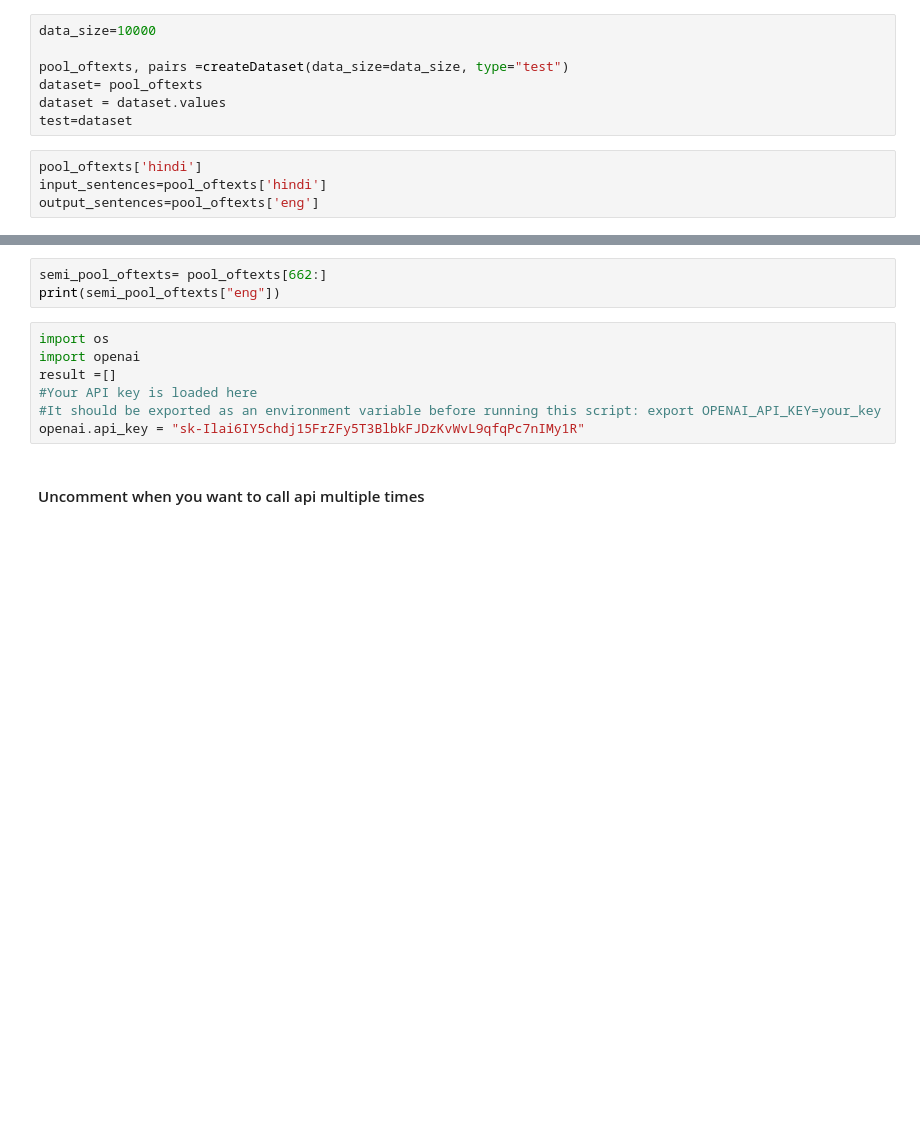
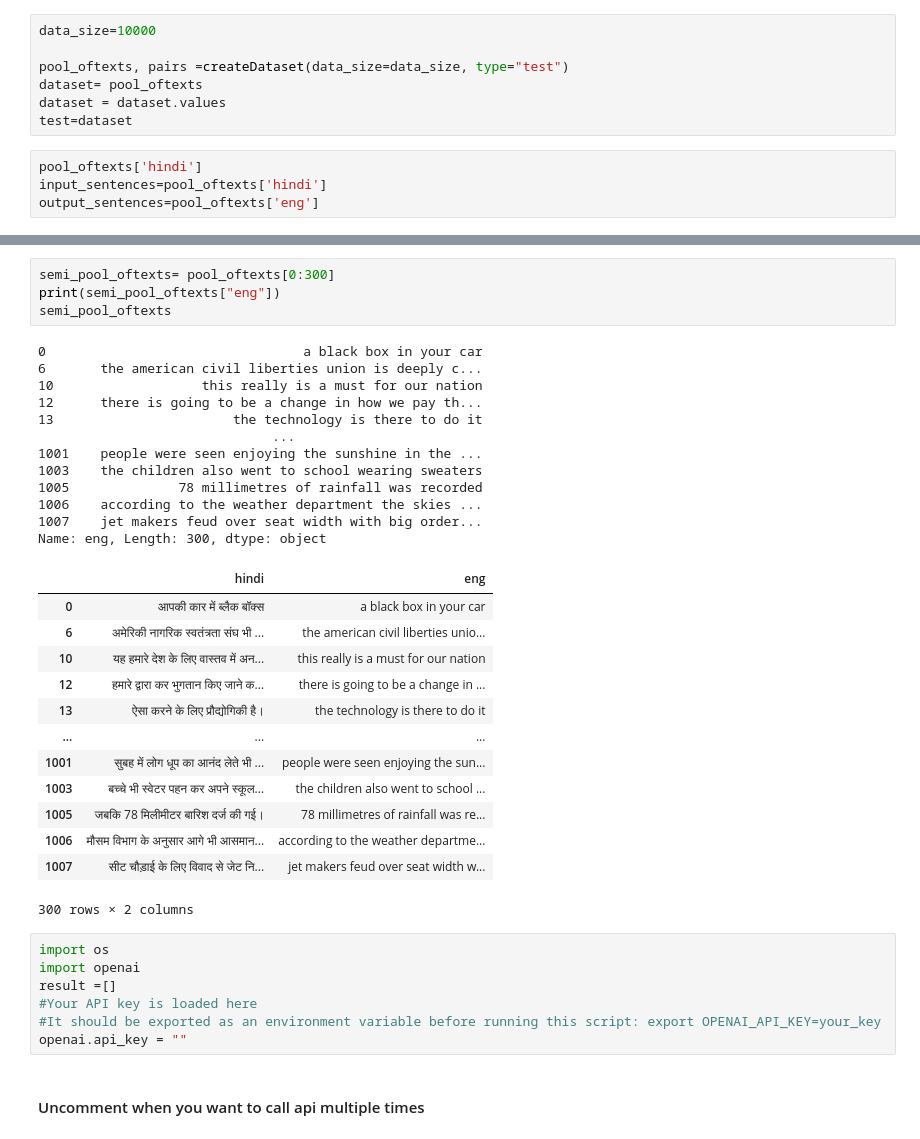
Before and after one commit to ASIF-Mahmud1/machine-translation, a Jupyter notebook: machine-learning/train/gpt/index.ipynb, the cells around one changed output, grey strips where cells are left out. Cells and saved outputs as stored; diff of their text form; blank space fills up the shorter version.

```diff
--- a/machine-learning/train/gpt/index.ipynb
+++ b/machine-learning/train/gpt/index.ipynb
@@ -73,13 +126,40 @@ pool_oftexts
 # %%
-semi_pool_oftexts= pool_oftexts[662:]
+semi_pool_oftexts= pool_oftexts[0:300]
 print(semi_pool_oftexts["eng"])
+semi_pool_oftexts
+# %% [output]
+0                                 a black box in your car
+6       the american civil liberties union is deeply c...
+10                   this really is a must for our nation
+12      there is going to be a change in how we pay th...
+13                       the technology is there to do it
+                              ...
+1001    people were seen enjoying the sunshine in the ...
+1003    the children also went to school wearing sweaters
+1005              78 millimetres of rainfall was recorded
+1006    according to the weather department the skies ...
+1007    jet makers feud over seat width with big order...
+Name: eng, Length: 300, dtype: object
+|  | hindi | eng |
+| 0 | आपकी कार में ब्लैक बॉक्स | a black box in your car |
+| 6 | अमेरिकी नागरिक स्वतंत्रता संघ भी ... | the american civil liberties unio... |
+| 10 | यह हमारे देश के लिए वास्तव में अन... | this really is a must for our nation |
+| 12 | हमारे द्वारा कर भुगतान किए जाने क... | there is going to be a change in ... |
+| 13 | ऐसा करने के लिए प्रौद्योगिकी है। | the technology is there to do it |
+| ... | ... | ... |
+| 1001 | सुबह में लोग धूप का आनंद लेते भी ... | people were seen enjoying the sun... |
+| 1003 | बच्चे भी स्वेटर पहन कर अपने स्कूल... | the children also went to school ... |
+| 1005 | जबकि 78 मिलीमीटर बारिश दर्ज की गई। | 78 millimetres of rainfall was re... |
+| 1006 | मौसम विभाग के अनुसार आगे भी आसमान... | according to the weather departme... |
+| 1007 | सीट चौड़ाई के लिए विवाद से जेट नि... | jet makers feud over seat width w... |
+300 rows × 2 columns
 # %%
 import os
 import openai
 result =[]
 #Your API key is loaded here
 #It should be exported as an environment variable before running this script: export OPENAI_API_KEY=your_key
-openai.api_key = "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"
+openai.api_key = ""
 # %% [markdown]
 #### Uncomment when you want to call api multiple times
 # %%
```
Also changed, not shown: parts of 19 cells of this notebook, 1 other file.
